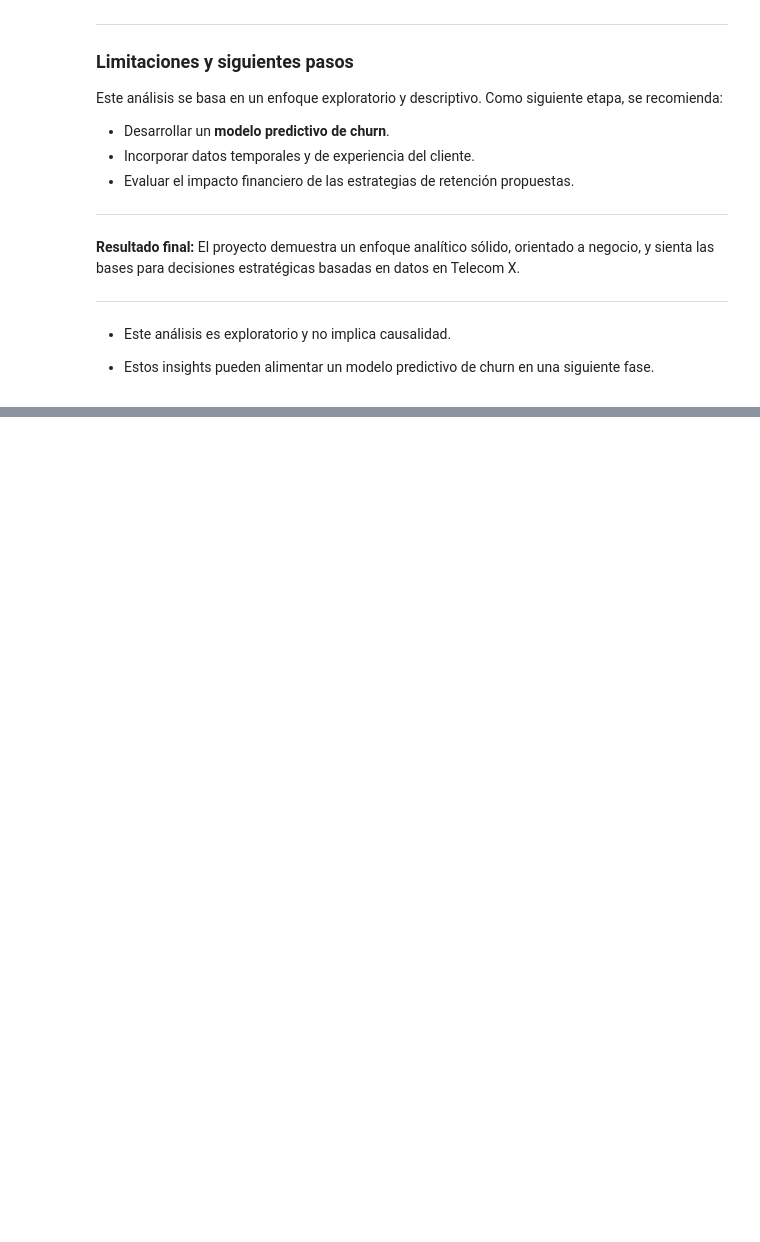
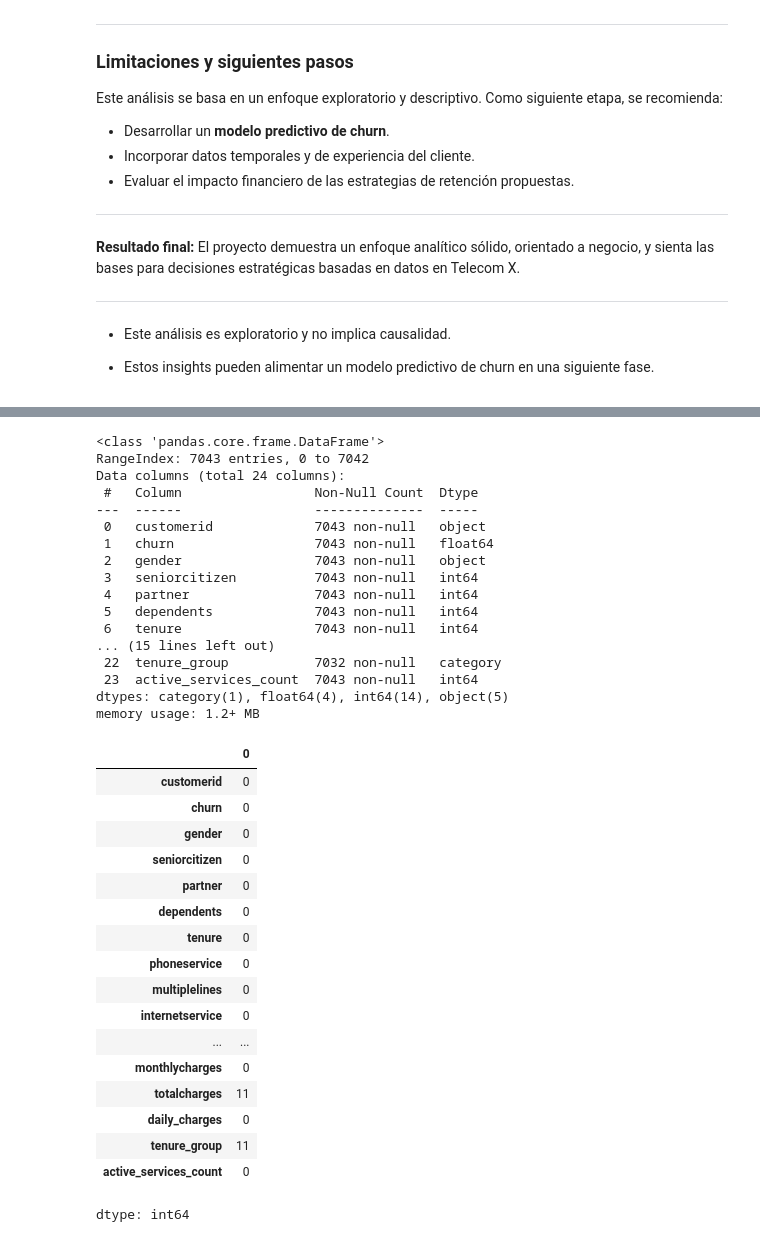
Before and after one commit to atapia9/TXDII, a Jupyter notebook: JATG_telecomx_etl_eda.ipynb, the cells around one changed output, grey strips where cells are left out. Cells and saved outputs as stored; diff of their text form; code cells hidden in the pictures; blank space fills up the shorter version.

```diff
--- a/JATG_telecomx_etl_eda.ipynb
+++ b/JATG_telecomx_etl_eda.ipynb
@@ -1197,0 +1320,40 @@ El proyecto demuestra un enfoque analítico sólido, orientado a negocio, y sien
+# %%
+df.head()
+df.info()
+df.isna().sum()
+# %% [output]
+<class 'pandas.core.frame.DataFrame'>
+RangeIndex: 7043 entries, 0 to 7042
+Data columns (total 24 columns):
+ #   Column                 Non-Null Count  Dtype
+---  ------                 --------------  -----
+ 0   customerid             7043 non-null   object
+ 1   churn                  7043 non-null   float64
+ 2   gender                 7043 non-null   object
+ 3   seniorcitizen          7043 non-null   int64
+ 4   partner                7043 non-null   int64
+ 5   dependents             7043 non-null   int64
+ 6   tenure                 7043 non-null   int64
+... (15 lines left out)
+ 22  tenure_group           7032 non-null   category
+ 23  active_services_count  7043 non-null   int64
+dtypes: category(1), float64(4), int64(14), object(5)
+memory usage: 1.2+ MB
+|  | 0 |
+| customerid | 0 |
+| churn | 0 |
+| gender | 0 |
+| seniorcitizen | 0 |
+| partner | 0 |
+| dependents | 0 |
+| tenure | 0 |
+| phoneservice | 0 |
+| multiplelines | 0 |
+| internetservice | 0 |
+| ... | ... |
+| monthlycharges | 0 |
+| totalcharges | 11 |
+| daily_charges | 0 |
+| tenure_group | 11 |
+| active_services_count | 0 |
+dtype: int64
```
Also changed, not shown: parts of 2 cells of this notebook.
